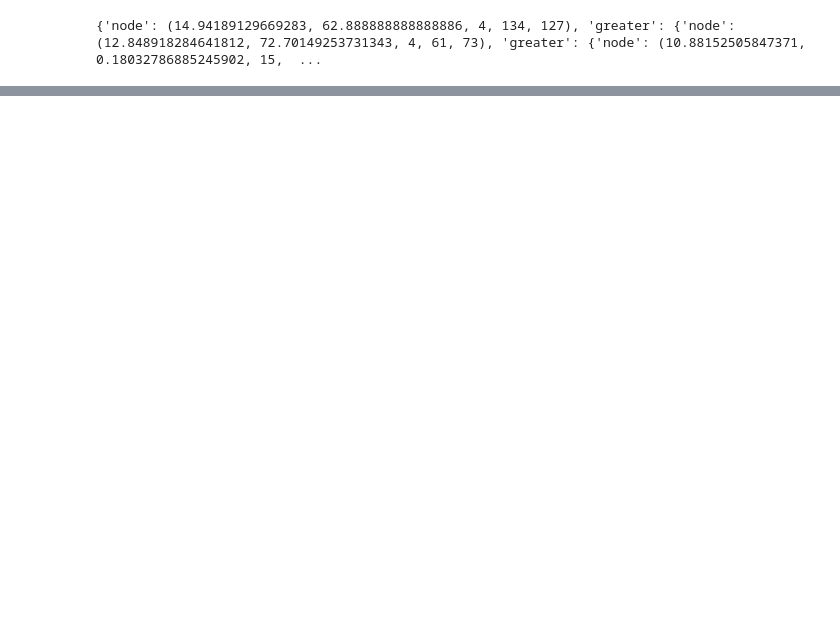
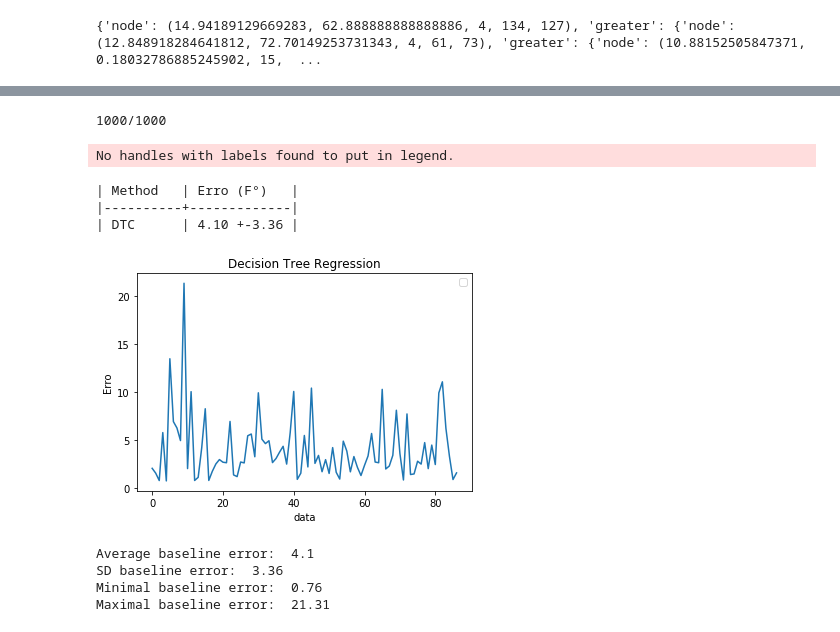
Before and after one commit to ysraell/random-forest-lab, a Jupyter notebook: RFRPY/RFR_from_scratch.ipynb, the cells around one changed output, grey strips where cells are left out. Drawn from its saved outputs; the diff is of its cells as text; code cells hidden in the pictures; blank space fills up the shorter version.

```diff
--- a/RFRPY/RFR_from_scratch.ipynb
+++ b/RFRPY/RFR_from_scratch.ipynb
@@ -276,0 +386,52 @@ RenderTree({'node': (14.94189129669283, 62.888888888888886, 4, 134, 127), 'great
+# %%
+forest = {}
+NTree  = 1000
+frac = 0.5
+for i in range(0,NTree):
+    print(str(i+1)+'/'+str(NTree), end='\r')
+    train_features_mini, _, train_labels_mini, _, = train_test_split(train_features, train_labels, test_size = (1-frac), shuffle=True)
+    forest[i] = plant_the_tree(train_features_mini,train_labels_mini)
+    forest[i] = grow_tree(forest[i],train_features_mini,train_labels_mini)
+
+e = np.zeros((len(test_labels),1))
+for j in range(0,len(test_labels)):
+    x = test_features[j,:]
+    y_m = 0
+    t_w = 0
+    for i in range(0,NTree):
+        y_hat, w = use_tree(forest[i],x)
+        t_w += w
+        y_m += y_hat*w
+    y_m = y_m/t_w
+    e[j] = abs(y_m-test_labels[j])
+
+mean_e = e.mean()
+std_e  = e.std()
+print(tb([['DTC ', "{:.2f}".format(mean_e)+" +-{:.2f}".format(std_e)]], \
+          headers=["Method", "Erro (F°)"], tablefmt='orgtbl'))
+
+# Plot the results
+plt.figure()
+plt.plot(e)
+plt.xlabel("data")
+plt.ylabel("Erro")
+plt.title("Decision Tree Regression")
+plt.legend()
+plt.show()
+# %% [output]
+1000/1000
+No handles with labels found to put in legend.
+| Method   | Erro (F°)   |
+|----------+-------------|
+| DTC      | 4.10 +-3.36 |
+[figure, added]
+# %%
+print('Average baseline error: ', round(np.mean(e), 2))
+print('SD baseline error: ', round(np.std(e), 2))
+print('Minimal baseline error: ', round(np.min(e), 2))
+print('Maximal baseline error: ', round(np.max(e), 2))
+# %% [output]
+Average baseline error:  4.1
+SD baseline error:  3.36
+Minimal baseline error:  0.76
+Maximal baseline error:  21.31
```
Also changed, not shown: parts of 32 cells of this notebook, 12 other files.
